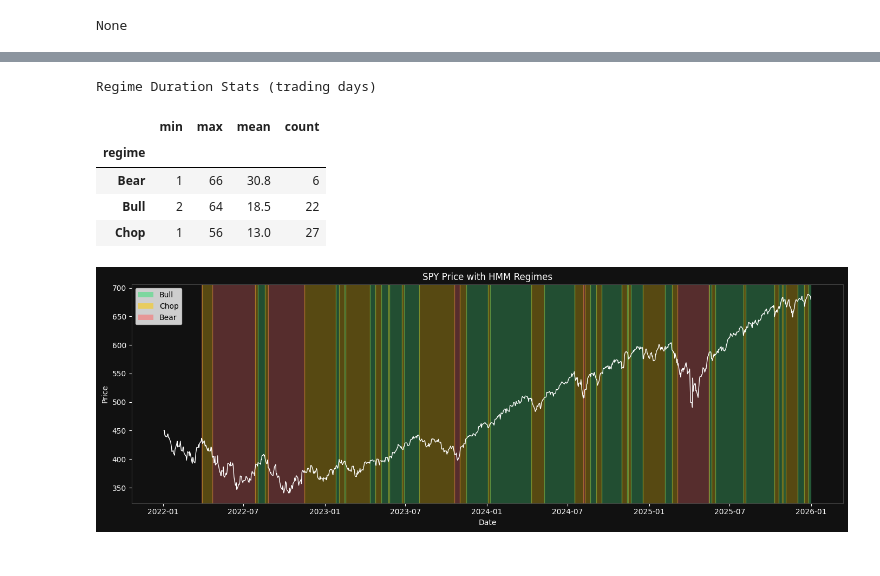
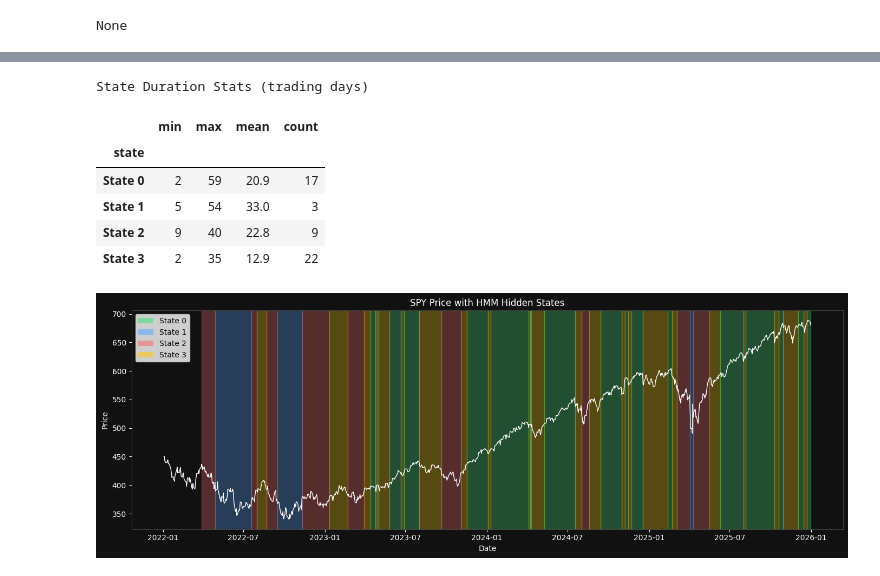
Before and after one commit to bsinek/sentinel, a Jupyter notebook: research/hmm.ipynb, the cells around one changed output, grey strips where cells are left out. Cells and saved outputs as stored; diff of their text form; code cells hidden in the pictures.

Commit message:
research(hmm): tune parameters and inputs based on HMM literature
- add grid search for tuning parameters
- display transition matrix
- remove hardcoded regime labels

```diff
--- a/research/hmm.ipynb
+++ b/research/hmm.ipynb
@@ -48,11 +105,10 @@ None
 # %%
-# derive 3 features (returns, volatility, drawdowns)
-
-vol_window = 5          # 5-10 days is reactive and quick capturing day-to-day turbulence
-drawdown_window = 60    # 60 days ~1 quarter and is cumulative capturing how far below meaningful recent high
+# derive features (returns, volatility, drawdowns)
+vol_window = 20
+drawdown_window = 60
 
 log_returns = np.log(close_prices / close_prices.shift(1)).dropna()
-rolling_vol = close_prices.rolling(window=vol_window).std()
+rolling_vol = log_returns.rolling(window=vol_window).std()
 rolling_max = close_prices.rolling(window=drawdown_window).max()
 drawdowns = (close_prices - rolling_max) / close_prices
 
@@ -65,7 +121,6 @@ features = pd.DataFrame({
 print(f'Shape: {features.shape}')
 display(features.head())
 display(features.describe())
-display(features.info())
 # %% [output]
 Shape: (944, 3)
 |  | log_return | rolling_vol | drawdown |
@@ -146,8 +186,14 @@ regime_means = pd.DataFrame(
     columns=feature_cols,
     index=[f'Regime {i}' for i in range(model.n_components)]
 )
+print('Regime means:')
 display(regime_means.round(4))
 
-regime_labels = {0: 'Chop', 1: 'Bull', 2: 'Bear'}
-features['regime_label'] = features['regime'].map(regime_labels)
+transition_matrix = pd.DataFrame(
+    model.transmat_,
+    index=[f'Regime {i}' for i in range(model.n_components)],
+    columns=[f'Regime {i}' for i in range(model.n_components)],
+)
+print('Transition matrix:')
+display(transition_matrix.round(3))
 # %% [output]
@@ -158,12 +212,12 @@ features['regime_label'] = features['regime'].map(regime_labels)
 # %%
 # regime duration analysis
-# finds contiguous runs of the same regime and measures how long each lasts (in trading days)
+# finds contiguous runs of the same state and measures how long each lasts (in trading days)
 
 runs = []
-current = features['regime_label'].iloc[0]
+current = features['regime'].iloc[0]
 count = 1
 
-for label in features['regime_label'].iloc[1:]:
+for label in features['regime'].iloc[1:]:
     if label == current:
         count += 1
     else:
@@ -174,55 +228,59 @@ runs.append({'regime': current, 'duration': count})
 
 runs_df = pd.DataFrame(runs)
 
-print('Regime Duration Stats (trading days)')
-display(runs_df.groupby('regime')['duration'].agg(['min', 'max', 'mean', 'count']).round(1))
+state_names = {state: f'State {state}' for state in sorted(features['regime'].unique())}
+
+print('State Duration Stats (trading days)')
+display(runs_df.assign(state=runs_df['regime'].map(state_names)).groupby('state')['duration'].agg(['min', 'max', 'mean', 'count']).round(1))
 
 # ------------------------------------------------
 #             PLOT REGIMES
 # ------------------------------------------------
 
-regime_colors = {'Bull': '#4ade80', 'Chop': '#facc15', 'Bear': '#f87171'}
+palette = ['#4ade80', '#60a5fa', '#f87171', '#facc15', '#c084fc', '#fb923c']
+regime_colors = {state: palette[i] for i, state in enumerate(sorted(features['regime'].unique()))}
 
 fig, ax = plt.subplots(figsize=(14, 5))
 
 ax.plot(close_prices.index, close_prices, color='white', linewidth=1, zorder=2)
 
 # shade regime regions
-current_label = features['regime_label'].iloc[0]
+current_label = features['regime'].iloc[0]
 start_idx = features.index[0]
 
-for date, label in features['regime_label'].items():
+for date, label in features['regime'].items():
     if label != current_label:
         ax.axvspan(start_idx, date, color=regime_colors[current_label], alpha=0.3, zorder=1)
         current_label = label
         start_idx = date
 
 ax.axvspan(start_idx, features.index[-1], color=regime_colors[current_label], alpha=0.3, zorder=1)
 
 # legend
 from matplotlib.patches import Patch
-legend_elements = [Patch(facecolor=regime_colors[label], alpha=0.6, label=label) for label in regime_colors]
+legend_elements = [Patch(facecolor=regime_colors[state], alpha=0.6, label=f'State {state}') for state in sorted(regime_colors)]
 ax.legend(handles=legend_elements, loc='upper left')
 
-ax.set_title('SPY Price with HMM Regimes')
+ax.set_title('SPY Price with HMM Hidden States')
 ax.set_xlabel('Date')
 ax.set_ylabel('Price')
 ax.set_facecolor('#111111')
 fig.patch.set_facecolor('#111111')
 ax.tick_params(colors='white')
 ax.xaxis.label.set_color('white')
 ax.yaxis.label.set_color('white')
 ax.title.set_color('white')
 for spine in ax.spines.values():
     spine.set_edgecolor('#444444')
 
 plt.tight_layout()
 plt.show()
 # %% [output]
-Regime Duration Stats (trading days)
+State Duration Stats (trading days)
 |  | min | max | mean | count |
-| regime |  |  |  |  |
-| Bear | 1 | 66 | 30.8 | 6 |
-| Bull | 2 | 64 | 18.5 | 22 |
-| Chop | 1 | 56 | 13.0 | 27 |
+| state |  |  |  |  |
+| State 0 | 2 | 59 | 20.9 | 17 |
+| State 1 | 5 | 54 | 33.0 | 3 |
+| State 2 | 9 | 40 | 22.8 | 9 |
+| State 3 | 2 | 35 | 12.9 | 22 |
-[figure, old version]
+[figure, new version]
```
Also changed, not shown: parts of 4 cells of this notebook.
